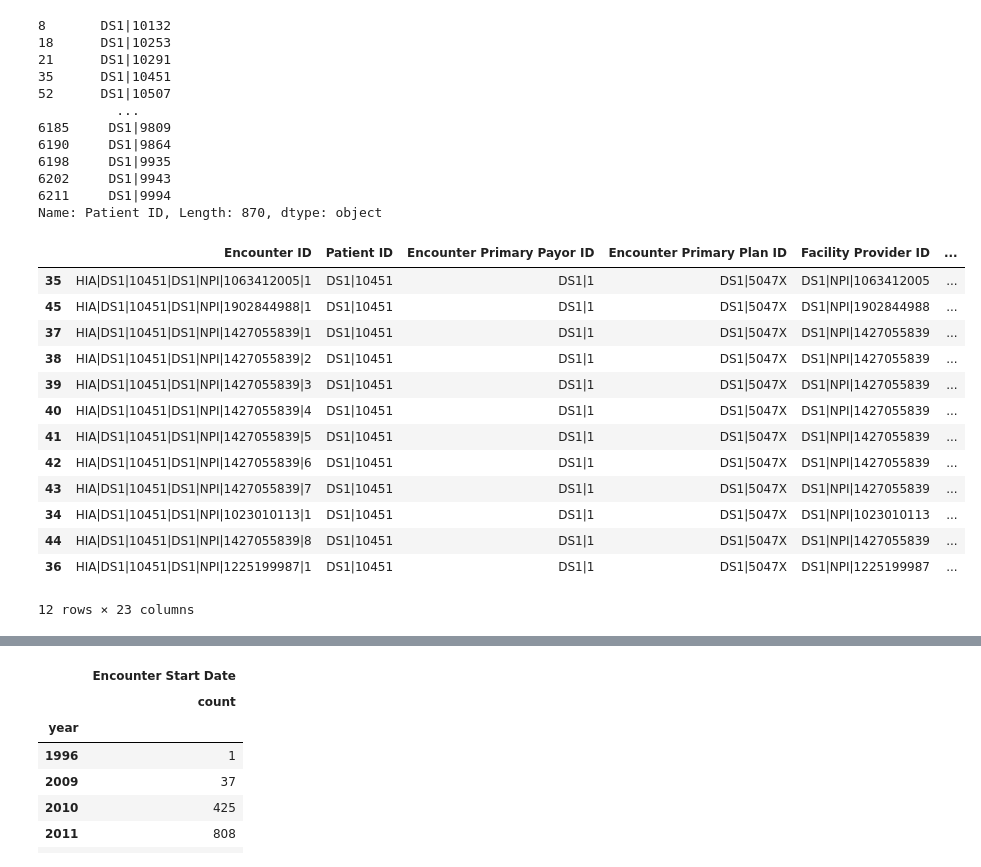
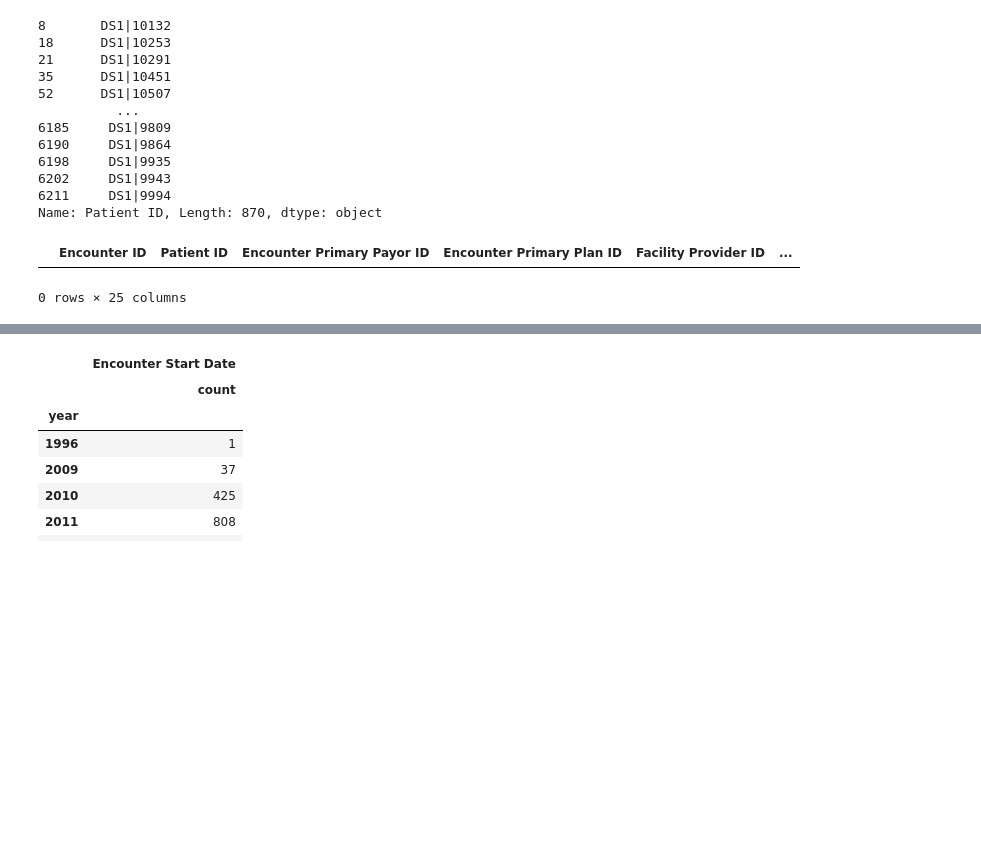
Before and after one commit to pfbabb/hostpital_readmission_analysis-jets, a Jupyter notebook: notebooks/EDA_babb.ipynb, the cells around one changed output, grey strips where cells are left out. Saved outputs shown, nothing was run; the diff lists cells and outputs as text; code cells hidden in the pictures; blank space fills up the shorter version.

```diff
--- a/notebooks/EDA_babb.ipynb
+++ b/notebooks/EDA_babb.ipynb
@@ -12,9 +12,12 @@ visits = pd.read_csv('../Data Files/NSS_PrimaryCare_Office_Visits.csv',
 mem = pd.read_csv('../Data Files/NSS_GreatCare_Members.csv',
                   infer_datetime_format=True, parse_dates=[5,61,62],
                  dtype= {6:'str',10:'str',11:'str',13:'str'})
+npi = pd.read_csv('../output/npi.csv')
+npi = npi.drop(columns=['Unnamed: 0'])
 print(admis.shape)
 print(visits.shape)
 print(mem.shape)
+print(npi.shape)
 # %% [output]
 (6213, 23)
 (231373, 18)
@@ -22,3 +26,8 @@ print(mem.shape)
+# %%
+visits = pd.merge(visits, npi, how='left', left_on='Service Provider NPI',right_on='npi' ).drop(columns=['entry','npi']).rename(columns={'enumeration':'Service Provider NPI Type'})
+visits = pd.merge(visits, npi, how='left', left_on='Provider Group NPI',right_on='npi' ).drop(columns=['entry','npi']).rename(columns={'enumeration':'Provider Group NPI Type'})
+admis = pd.merge(admis, npi, how='left', left_on='Attending Provider NPI',right_on='npi' ).drop(columns=['entry','npi']).rename(columns={'enumeration':'Attending Provider NPI Type'})
+admis = pd.merge(admis, npi, how='left', left_on='Facility Provider NPI',right_on='npi' ).drop(columns=['entry','npi']).rename(columns={'enumeration':'Facility Provider NPI Type'})
 # %%
 admis.head()
 # %% [output]
@@ -165,20 +174,8 @@ admis['Patient ID'][admis['Patient ID'].duplicated()].drop_duplicates()
 6211     DS1|9994
 Name: Patient ID, Length: 870, dtype: object
 # %%
-patient = admis[admis['Patient ID']=='DS1|10451'].sort_values('Encounter End Date').drop_duplicates(subset=['Patient ID','Encounter Start Date'], keep='last')
+patient = admis[admis['Patient ID']=='DS1|1000'].sort_values('Encounter End Date').drop_duplicates(subset=['Patient ID','Encounter Start Date'], keep='last')
 patient
 # %% [output]
 |  | Encounter ID | Patient ID | Encounter Primary Payor ID | Encounter Primary Plan ID | Facility Provider ID | ... |
-| 35 | HIA|DS1|10451|DS1|NPI|1063412005|1 | DS1|10451 | DS1|1 | DS1|5047X | DS1|NPI|1063412005 | ... |
-| 45 | HIA|DS1|10451|DS1|NPI|1902844988|1 | DS1|10451 | DS1|1 | DS1|5047X | DS1|NPI|1902844988 | ... |
-| 37 | HIA|DS1|10451|DS1|NPI|1427055839|1 | DS1|10451 | DS1|1 | DS1|5047X | DS1|NPI|1427055839 | ... |
-| 38 | HIA|DS1|10451|DS1|NPI|1427055839|2 | DS1|10451 | DS1|1 | DS1|5047X | DS1|NPI|1427055839 | ... |
-| 39 | HIA|DS1|10451|DS1|NPI|1427055839|3 | DS1|10451 | DS1|1 | DS1|5047X | DS1|NPI|1427055839 | ... |
-| 40 | HIA|DS1|10451|DS1|NPI|1427055839|4 | DS1|10451 | DS1|1 | DS1|5047X | DS1|NPI|1427055839 | ... |
-| 41 | HIA|DS1|10451|DS1|NPI|1427055839|5 | DS1|10451 | DS1|1 | DS1|5047X | DS1|NPI|1427055839 | ... |
-| 42 | HIA|DS1|10451|DS1|NPI|1427055839|6 | DS1|10451 | DS1|1 | DS1|5047X | DS1|NPI|1427055839 | ... |
-| 43 | HIA|DS1|10451|DS1|NPI|1427055839|7 | DS1|10451 | DS1|1 | DS1|5047X | DS1|NPI|1427055839 | ... |
-| 34 | HIA|DS1|10451|DS1|NPI|1023010113|1 | DS1|10451 | DS1|1 | DS1|5047X | DS1|NPI|1023010113 | ... |
-| 44 | HIA|DS1|10451|DS1|NPI|1427055839|8 | DS1|10451 | DS1|1 | DS1|5047X | DS1|NPI|1427055839 | ... |
-| 36 | HIA|DS1|10451|DS1|NPI|1225199987|1 | DS1|10451 | DS1|1 | DS1|5047X | DS1|NPI|1225199987 | ... |
-12 rows × 23 columns
+0 rows × 25 columns
```
Also changed, not shown: parts of 24 cells of this notebook, 4 other files.
